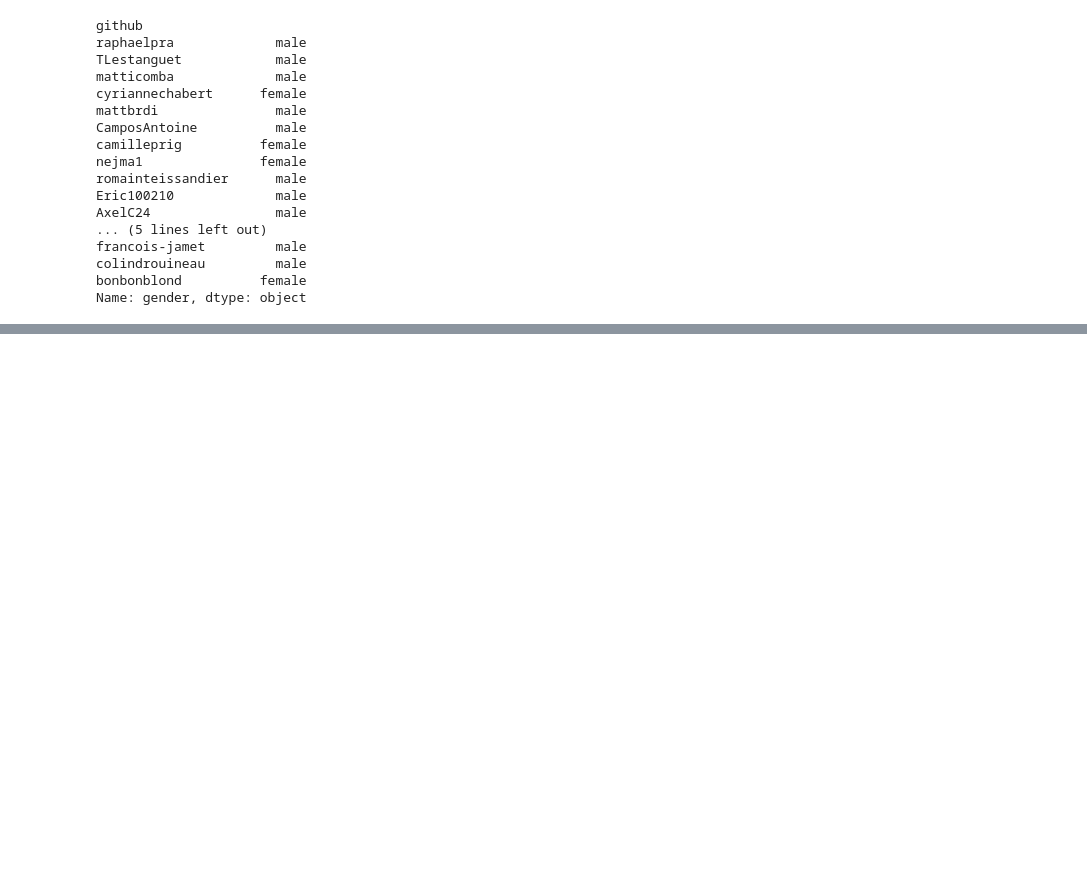
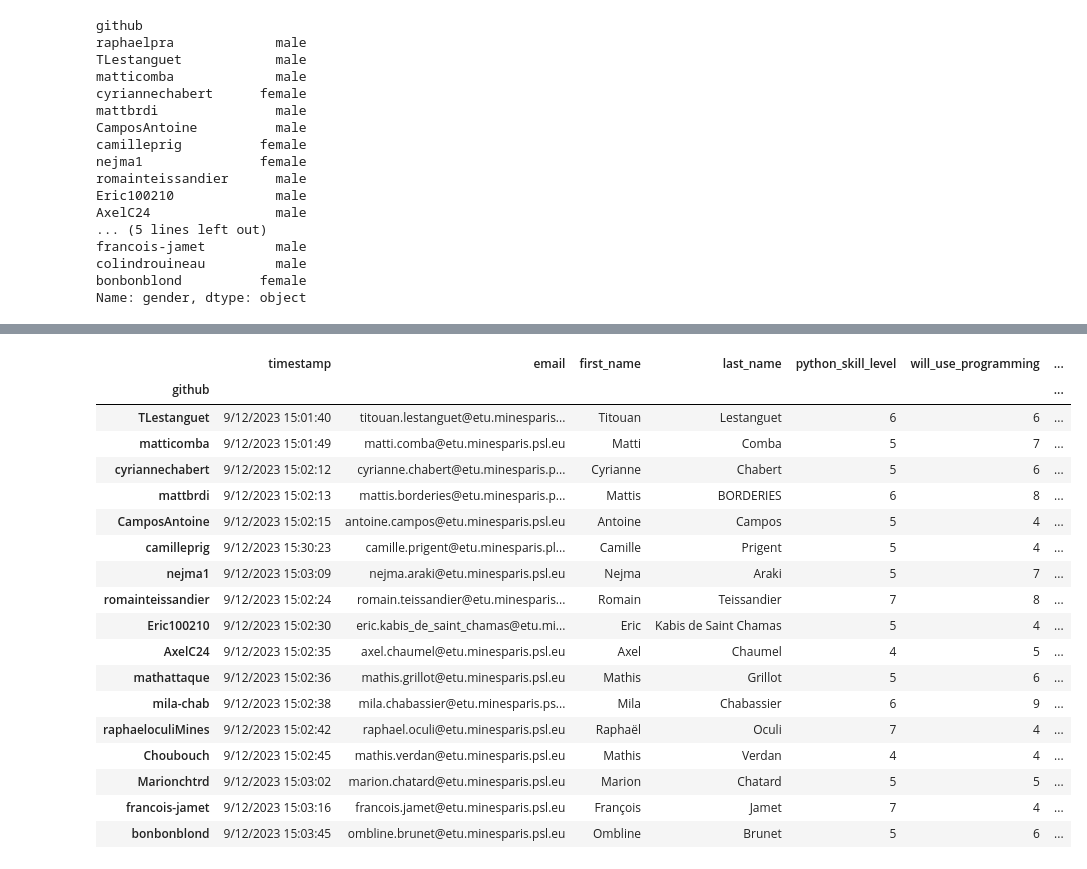
Before and after one commit to mines-pe2023-groupe-5/cours, a Jupyter notebook: se-connaitre.ipynb, the cells around one changed output, grey strips where cells are left out. Cells and saved outputs as stored; diff of their text form; code cells hidden in the pictures; blank space fills up the shorter version.

```diff
--- a/se-connaitre.ipynb
+++ b/se-connaitre.ipynb
@@ -366,0 +501,4 @@ Name: gender, dtype: object
+# %%
+df = df.drop(columns=["will_use_programming_nouveau"])
+# %%
+dir(pd.options.display)
@@ -366,0 +523,2 @@ Name: gender, dtype: object
+# %%
+pd.options.display.max_columns = 99
@@ -366,0 +673,2 @@ Name: gender, dtype: object
+# %%
+df["fayot"] = df.favorite_subject == "Python numérique bien sur car le prof est super"
@@ -366,0 +722,22 @@ Name: gender, dtype: object
+# %%
+df_nouveau = df.query("heard_of_Python and not heard_of_pandas")
+# %% [output]
+|  | timestamp | email | first_name | last_name | python_skill_level | will_use_programming | ... |
+| github |  |  |  |  |  |  | ... |
+| TLestanguet | 9/12/2023 15:01:40 | titouan.lestanguet@etu.minesparis... | Titouan | Lestanguet | 6 | 6 | ... |
+| matticomba | 9/12/2023 15:01:49 | matti.comba@etu.minesparis.psl.eu | Matti | Comba | 5 | 7 | ... |
+| cyriannechabert | 9/12/2023 15:02:12 | cyrianne.chabert@etu.minesparis.p... | Cyrianne | Chabert | 5 | 6 | ... |
+| mattbrdi | 9/12/2023 15:02:13 | mattis.borderies@etu.minesparis.p... | Mattis | BORDERIES | 6 | 8 | ... |
+| CamposAntoine | 9/12/2023 15:02:15 | antoine.campos@etu.minesparis.psl.eu | Antoine | Campos | 5 | 4 | ... |
+| camilleprig | 9/12/2023 15:30:23 | camille.prigent@etu.minesparis.pl... | Camille | Prigent | 5 | 4 | ... |
+| nejma1 | 9/12/2023 15:03:09 | nejma.araki@etu.minesparis.psl.eu | Nejma | Araki | 5 | 7 | ... |
+| romainteissandier | 9/12/2023 15:02:24 | romain.teissandier@etu.minesparis... | Romain | Teissandier | 7 | 8 | ... |
+| Eric100210 | 9/12/2023 15:02:30 | eric.kabis_de_saint_chamas@etu.mi... | Eric | Kabis de Saint Chamas | 5 | 4 | ... |
+| AxelC24 | 9/12/2023 15:02:35 | axel.chaumel@etu.minesparis.psl.eu | Axel | Chaumel | 4 | 5 | ... |
+| mathattaque | 9/12/2023 15:02:36 | mathis.grillot@etu.minesparis.psl.eu | Mathis | Grillot | 5 | 6 | ... |
+| mila-chab | 9/12/2023 15:02:38 | mila.chabassier@etu.minesparis.ps... | Mila | Chabassier | 6 | 9 | ... |
+| raphaeloculiMines | 9/12/2023 15:02:42 | raphael.oculi@etu.minesparis.psl.eu | Raphaël | Oculi | 7 | 4 | ... |
+| Choubouch | 9/12/2023 15:02:45 | mathis.verdan@etu.minesparis.psl.eu | Mathis | Verdan | 4 | 4 | ... |
+| Marionchtrd | 9/12/2023 15:03:02 | marion.chatard@etu.minesparis.psl.eu | Marion | Chatard | 5 | 5 | ... |
+| francois-jamet | 9/12/2023 15:03:16 | francois.jamet@etu.minesparis.psl.eu | François | Jamet | 7 | 4 | ... |
+| bonbonblond | 9/12/2023 15:03:45 | ombline.brunet@etu.minesparis.psl.eu | Ombline | Brunet | 5 | 6 | ... |
```
Also changed, not shown: parts of 44 cells of this notebook.
